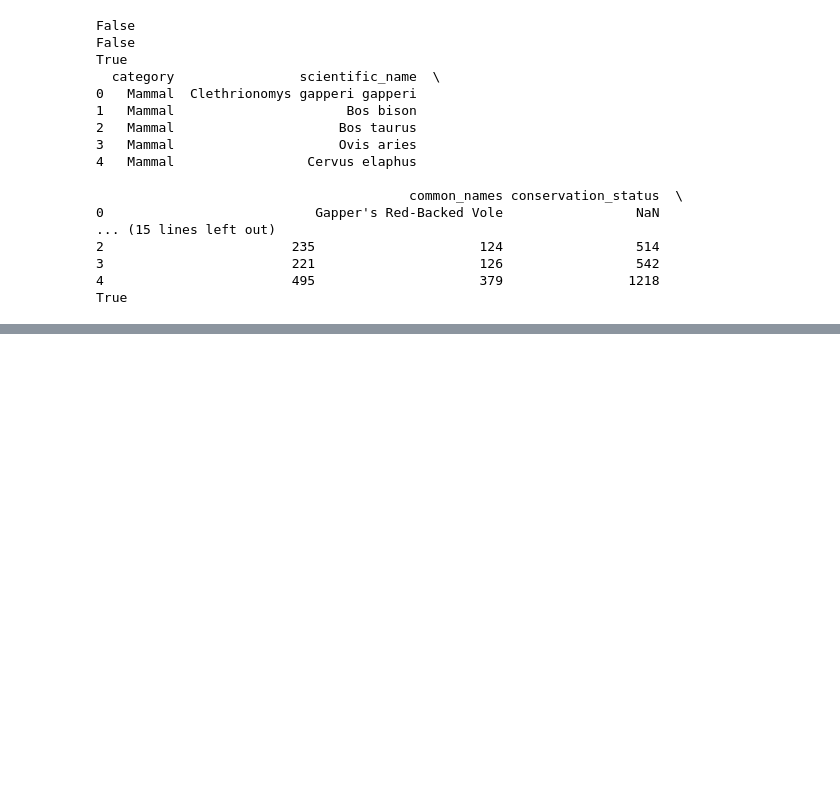
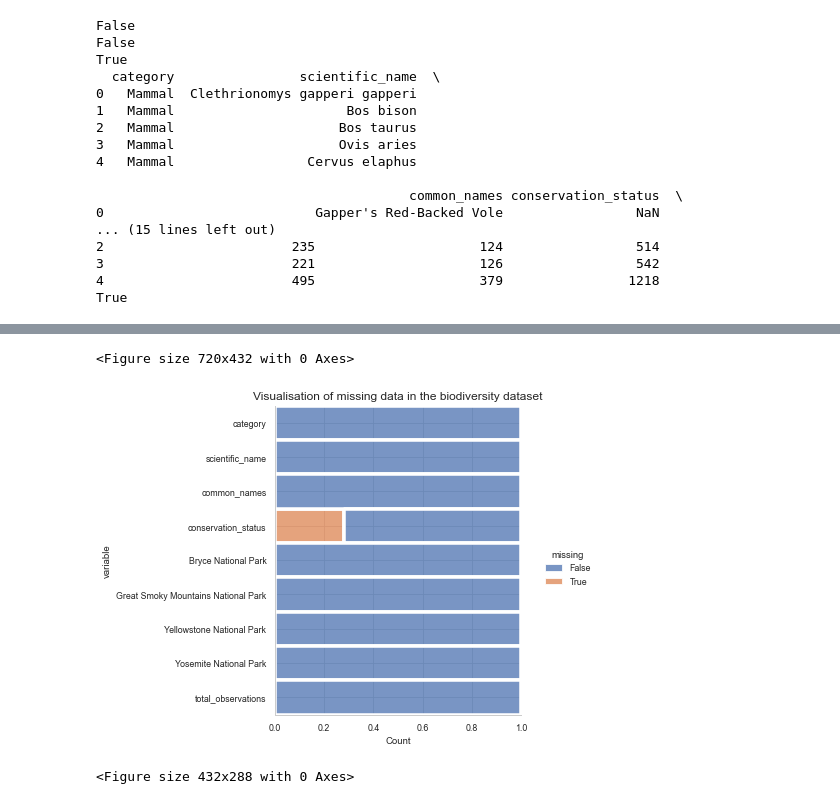
Before and after one commit to albertbanke/Biodiversity, a Jupyter notebook: biodiversity.ipynb, the cells around one changed output, grey strips where cells are left out. Drawn from its saved outputs; the diff is of its cells as text; code cells hidden in the pictures; blank space fills up the shorter version.

```diff
--- a/biodiversity.ipynb
+++ b/biodiversity.ipynb
@@ -197,6 +197,36 @@ plt.clf()
 # %%
 # The above graph highlight some interesting patterns for the conservation status
 # For example all categories below 200 total observation should be endangered
 # Anything above 200 and below 400 should be considered threatened
-# For mammals and birds 400 too 1100 should be considered species of concern
-# Lets implement the above and revisit this graph
+# 400 to 600 should be considered species of concern
+# Important note: No changes to existing values should be made
+# Lets implement the above and revisit this graph,
+
+def null_replacement(x):
+    if x in range(1, 200):
+        return 'Endangered'
+    elif x in range(201, 400):
+        return 'Threatened'
+    elif x in range(401, 600):
+        return 'Species of Concern'
+    elif x in range(601, 1600):
+        return None
+
+biodiversity['conservation_status'] = biodiversity['conservation_status'].fillna(biodiversity['total_observations'].map(null_replacement))
+
+plt.figure(figsize=(10,6))
+sns.displot(data = biodiversity.isna().melt(value_name="missing"),
+            y='variable',
+            hue = 'missing',
+            multiple='fill',
+            aspect=1.25
+            )
+
+plt.title('Visualisation of missing data in the biodiversity dataset', fontsize= 12)
+
+plt.show()
+plt.clf()
+# %% [output]
+<Figure size 720x432 with 0 Axes>
+[figure, added]
+<Figure size 432x288 with 0 Axes>
```
Also changed, not shown: parts of 1 cell of this notebook.
